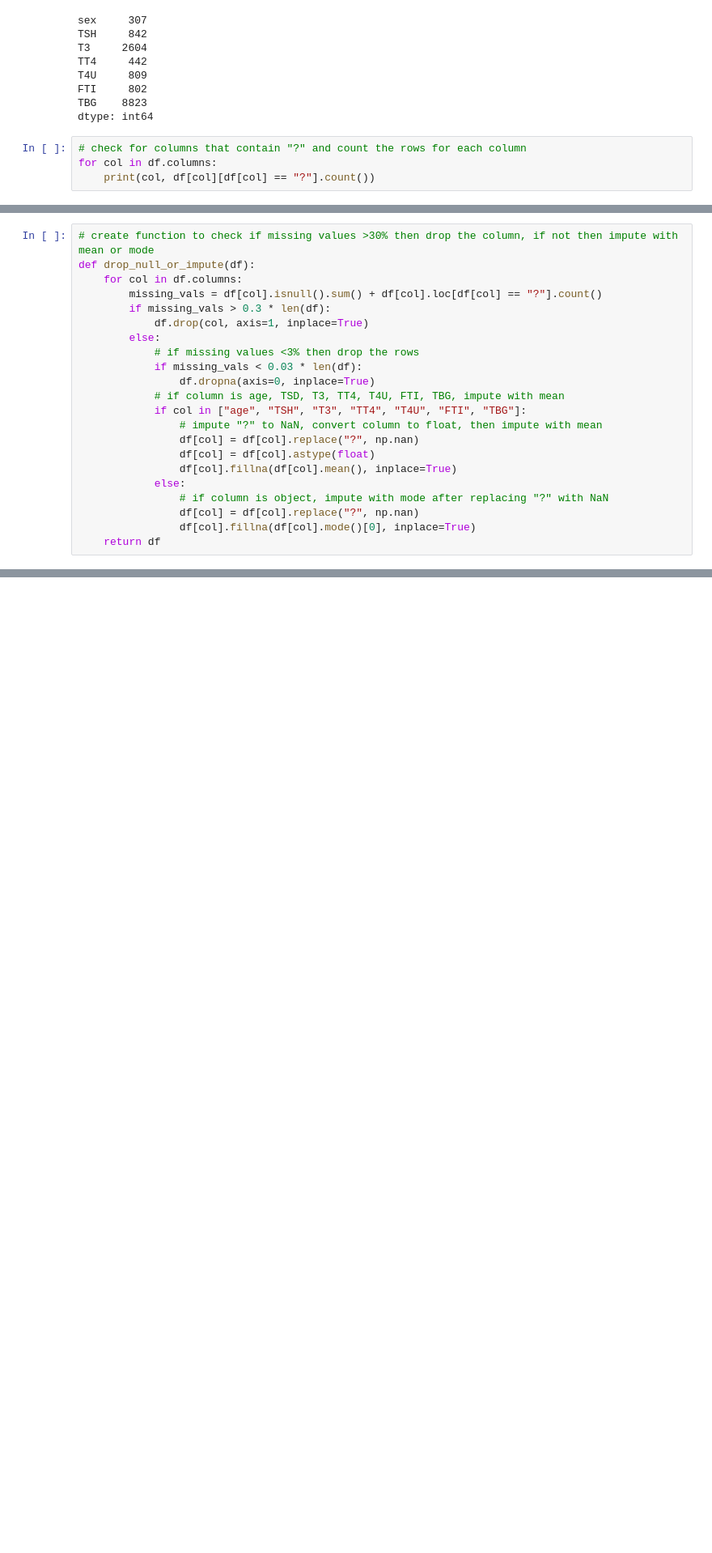
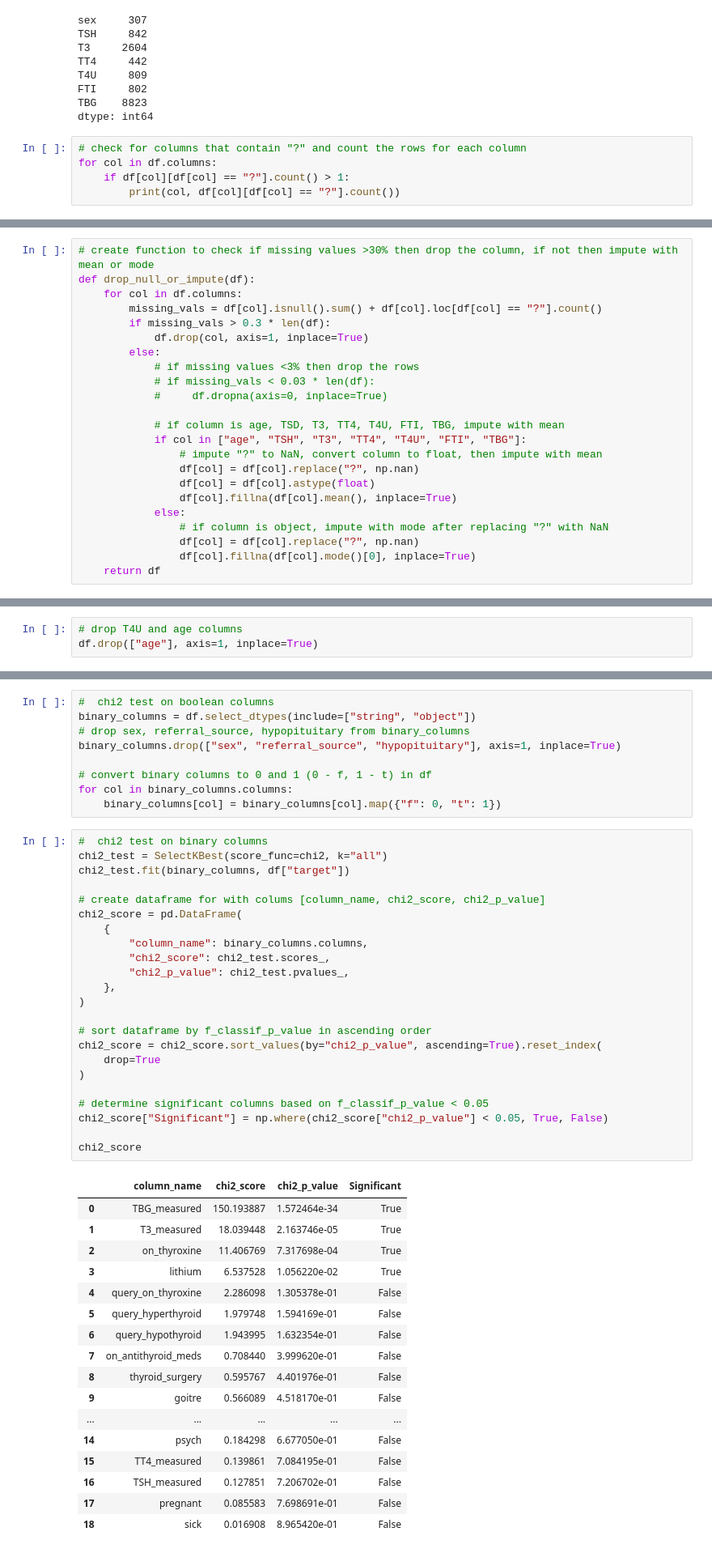
Before and after one commit to khorzhenwin/thigh-roids, a Jupyter notebook: EDA.ipynb, the cells around one changed output, grey strips where cells are left out. Shown at 81% size. Cells and saved outputs as stored; diff of their text form; blank space fills up the shorter version.

Commit message:
added variable importance tests [WIP]

```diff
--- a/EDA.ipynb
+++ b/EDA.ipynb
@@ -205,5 +204,6 @@ dtype: int64
 # %%
 # check for columns that contain "?" and count the rows for each column
 for col in df.columns:
-    print(col, df[col][df[col] == "?"].count())
+    if df[col][df[col] == "?"].count() > 1:
+        print(col, df[col][df[col] == "?"].count())
 # %% [output]
@@ -236,8 +228,9 @@ def drop_null_or_impute(df):
             df.drop(col, axis=1, inplace=True)
         else:
             # if missing values <3% then drop the rows
-            if missing_vals < 0.03 * len(df):
-                df.dropna(axis=0, inplace=True)
+            # if missing_vals < 0.03 * len(df):
+            #     df.dropna(axis=0, inplace=True)
+
             # if column is age, TSD, T3, TT4, T4U, FTI, TBG, impute with mean
             if col in ["age", "TSH", "T3", "TT4", "T4U", "FTI", "TBG"]:
                 # impute "?" to NaN, convert column to float, then impute with mean
@@ -402,0 +346,3 @@ feature_df
+# %%
+# drop T4U and age columns
+df.drop(["age"], axis=1, inplace=True)
@@ -402,0 +351,50 @@ feature_df
+# %%
+#  chi2 test on boolean columns
+binary_columns = df.select_dtypes(include=["string", "object"])
+# drop sex, referral_source, hypopituitary from binary_columns
+binary_columns.drop(["sex", "referral_source", "hypopituitary"], axis=1, inplace=True)
+
+# convert binary columns to 0 and 1 (0 - f, 1 - t) in df
+for col in binary_columns.columns:
+    binary_columns[col] = binary_columns[col].map({"f": 0, "t": 1})
+# %%
+#  chi2 test on binary columns
+chi2_test = SelectKBest(score_func=chi2, k="all")
+chi2_test.fit(binary_columns, df["target"])
+
+# create dataframe for with colums [column_name, chi2_score, chi2_p_value]
+chi2_score = pd.DataFrame(
+    {
+        "column_name": binary_columns.columns,
+        "chi2_score": chi2_test.scores_,
+        "chi2_p_value": chi2_test.pvalues_,
+    },
+)
+
+# sort dataframe by f_classif_p_value in ascending order
+chi2_score = chi2_score.sort_values(by="chi2_p_value", ascending=True).reset_index(
+    drop=True
+)
+
+# determine significant columns based on f_classif_p_value < 0.05
+chi2_score["Significant"] = np.where(chi2_score["chi2_p_value"] < 0.05, True, False)
+
+chi2_score
+# %% [output]
+|  | column_name | chi2_score | chi2_p_value | Significant |
+| 0 | TBG_measured | 150.193887 | 1.572464e-34 | True |
+| 1 | T3_measured | 18.039448 | 2.163746e-05 | True |
+| 2 | on_thyroxine | 11.406769 | 7.317698e-04 | True |
+| 3 | lithium | 6.537528 | 1.056220e-02 | True |
+| 4 | query_on_thyroxine | 2.286098 | 1.305378e-01 | False |
+| 5 | query_hyperthyroid | 1.979748 | 1.594169e-01 | False |
+| 6 | query_hypothyroid | 1.943995 | 1.632354e-01 | False |
+| 7 | on_antithyroid_meds | 0.708440 | 3.999620e-01 | False |
+| 8 | thyroid_surgery | 0.595767 | 4.401976e-01 | False |
+| 9 | goitre | 0.566089 | 4.518170e-01 | False |
+| ... | ... | ... | ... | ... |
+| 14 | psych | 0.184298 | 6.677050e-01 | False |
+| 15 | TT4_measured | 0.139861 | 7.084195e-01 | False |
+| 16 | TSH_measured | 0.127851 | 7.206702e-01 | False |
+| 17 | pregnant | 0.085583 | 7.698691e-01 | False |
+| 18 | sick | 0.016908 | 8.965420e-01 | False |
```
Also changed, not shown: parts of 16 cells of this notebook.
